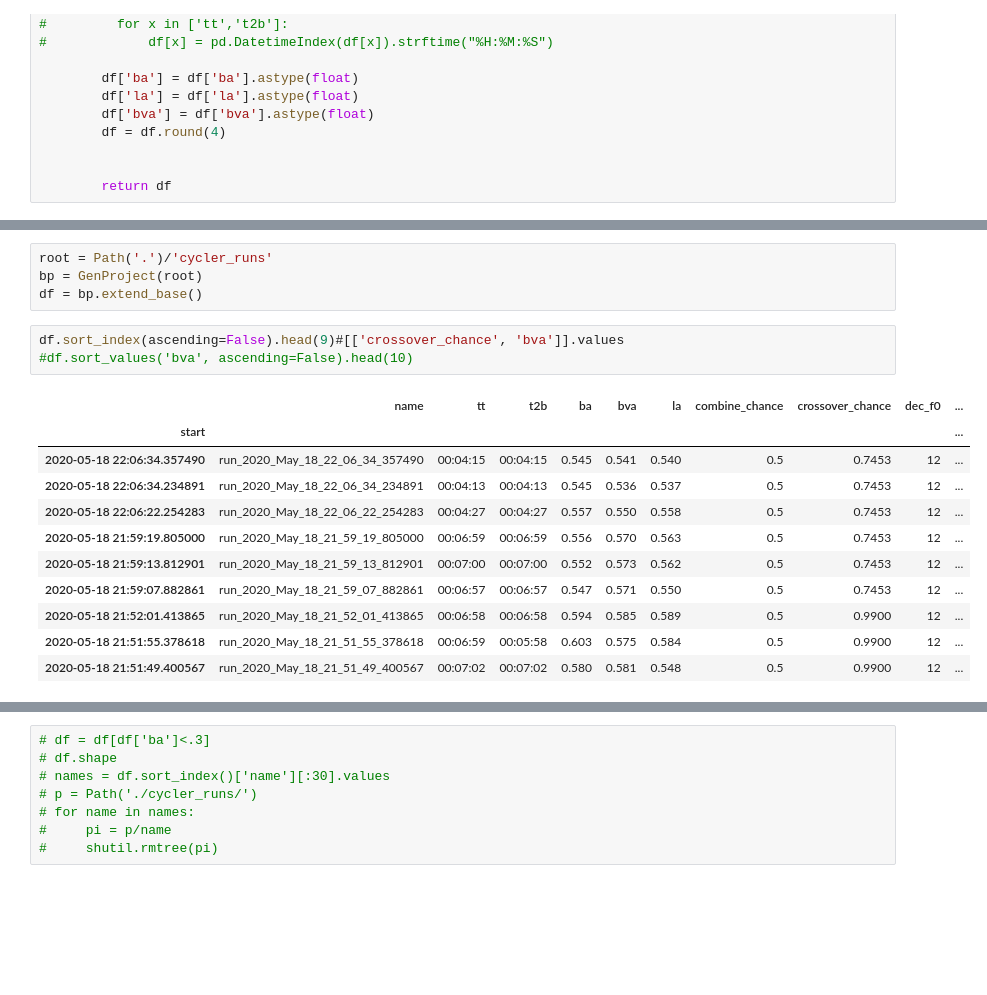
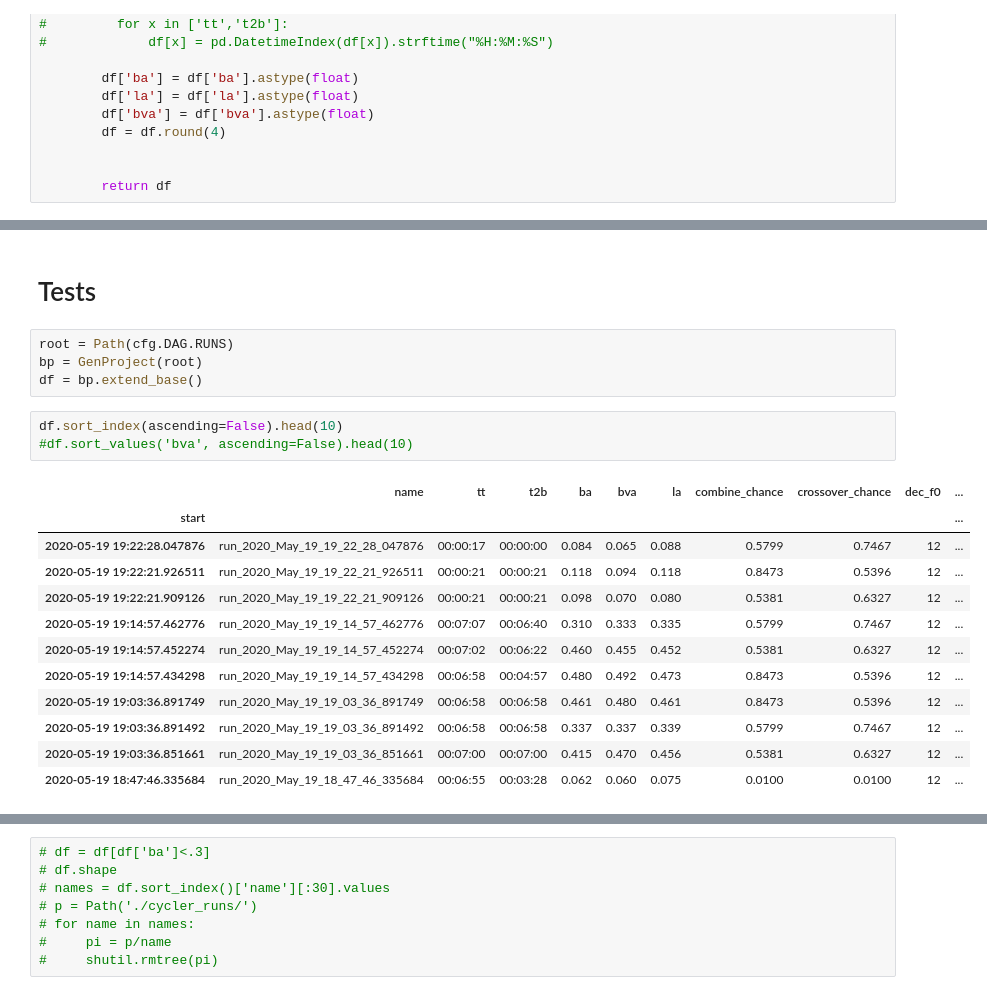
Before and after one commit to bakeryproducts/dHPO, a Jupyter notebook: gen_exp.ipynb, the cells around one changed output, grey strips where cells are left out. Drawn from its saved outputs; the diff is of its cells as text; blank space fills up the shorter version.

```diff
--- a/gen_exp.ipynb
+++ b/gen_exp.ipynb
@@ -125,19 +163,22 @@ class GenProject(BaseProject):
+# %% [markdown]
+# Tests
 # %%
-root = Path('.')/'cycler_runs'
+root = Path(cfg.DAG.RUNS)
 bp = GenProject(root)
 df = bp.extend_base()
 # %%
-df.sort_index(ascending=False).head(9)#[['crossover_chance', 'bva']].values
+df.sort_index(ascending=False).head(10)
 #df.sort_values('bva', ascending=False).head(10)
 # %% [output]
 |  | name | tt | t2b | ba | bva | la | combine_chance | crossover_chance | dec_f0 | ... |
 | start |  |  |  |  |  |  |  |  |  | ... |
-| 2020-05-18 22:06:34.357490 | run_2020_May_18_22_06_34_357490 | 00:04:15 | 00:04:15 | 0.545 | 0.541 | 0.540 | 0.5 | 0.7453 | 12 | ... |
-| 2020-05-18 22:06:34.234891 | run_2020_May_18_22_06_34_234891 | 00:04:13 | 00:04:13 | 0.545 | 0.536 | 0.537 | 0.5 | 0.7453 | 12 | ... |
-| 2020-05-18 22:06:22.254283 | run_2020_May_18_22_06_22_254283 | 00:04:27 | 00:04:27 | 0.557 | 0.550 | 0.558 | 0.5 | 0.7453 | 12 | ... |
-| 2020-05-18 21:59:19.805000 | run_2020_May_18_21_59_19_805000 | 00:06:59 | 00:06:59 | 0.556 | 0.570 | 0.563 | 0.5 | 0.7453 | 12 | ... |
-| 2020-05-18 21:59:13.812901 | run_2020_May_18_21_59_13_812901 | 00:07:00 | 00:07:00 | 0.552 | 0.573 | 0.562 | 0.5 | 0.7453 | 12 | ... |
-| 2020-05-18 21:59:07.882861 | run_2020_May_18_21_59_07_882861 | 00:06:57 | 00:06:57 | 0.547 | 0.571 | 0.550 | 0.5 | 0.7453 | 12 | ... |
-| 2020-05-18 21:52:01.413865 | run_2020_May_18_21_52_01_413865 | 00:06:58 | 00:06:58 | 0.594 | 0.585 | 0.589 | 0.5 | 0.9900 | 12 | ... |
-| 2020-05-18 21:51:55.378618 | run_2020_May_18_21_51_55_378618 | 00:06:59 | 00:05:58 | 0.603 | 0.575 | 0.584 | 0.5 | 0.9900 | 12 | ... |
-| 2020-05-18 21:51:49.400567 | run_2020_May_18_21_51_49_400567 | 00:07:02 | 00:07:02 | 0.580 | 0.581 | 0.548 | 0.5 | 0.9900 | 12 | ... |
+| 2020-05-19 19:22:28.047876 | run_2020_May_19_19_22_28_047876 | 00:00:17 | 00:00:00 | 0.084 | 0.065 | 0.088 | 0.5799 | 0.7467 | 12 | ... |
+| 2020-05-19 19:22:21.926511 | run_2020_May_19_19_22_21_926511 | 00:00:21 | 00:00:21 | 0.118 | 0.094 | 0.118 | 0.8473 | 0.5396 | 12 | ... |
+| 2020-05-19 19:22:21.909126 | run_2020_May_19_19_22_21_909126 | 00:00:21 | 00:00:21 | 0.098 | 0.070 | 0.080 | 0.5381 | 0.6327 | 12 | ... |
+| 2020-05-19 19:14:57.462776 | run_2020_May_19_19_14_57_462776 | 00:07:07 | 00:06:40 | 0.310 | 0.333 | 0.335 | 0.5799 | 0.7467 | 12 | ... |
+| 2020-05-19 19:14:57.452274 | run_2020_May_19_19_14_57_452274 | 00:07:02 | 00:06:22 | 0.460 | 0.455 | 0.452 | 0.5381 | 0.6327 | 12 | ... |
+| 2020-05-19 19:14:57.434298 | run_2020_May_19_19_14_57_434298 | 00:06:58 | 00:04:57 | 0.480 | 0.492 | 0.473 | 0.8473 | 0.5396 | 12 | ... |
+| 2020-05-19 19:03:36.891749 | run_2020_May_19_19_03_36_891749 | 00:06:58 | 00:06:58 | 0.461 | 0.480 | 0.461 | 0.8473 | 0.5396 | 12 | ... |
+| 2020-05-19 19:03:36.891492 | run_2020_May_19_19_03_36_891492 | 00:06:58 | 00:06:58 | 0.337 | 0.337 | 0.339 | 0.5799 | 0.7467 | 12 | ... |
+| 2020-05-19 19:03:36.851661 | run_2020_May_19_19_03_36_851661 | 00:07:00 | 00:07:00 | 0.415 | 0.470 | 0.456 | 0.5381 | 0.6327 | 12 | ... |
+| 2020-05-19 18:47:46.335684 | run_2020_May_19_18_47_46_335684 | 00:06:55 | 00:03:28 | 0.062 | 0.060 | 0.075 | 0.0100 | 0.0100 | 12 | ... |
```
Also changed, not shown: parts of 13 cells of this notebook, 10 other files.
